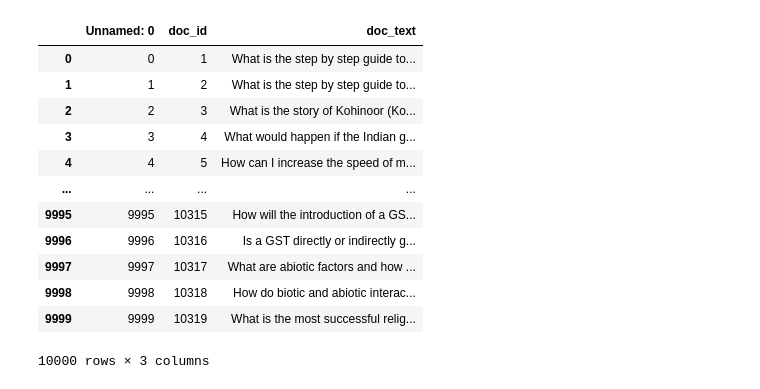
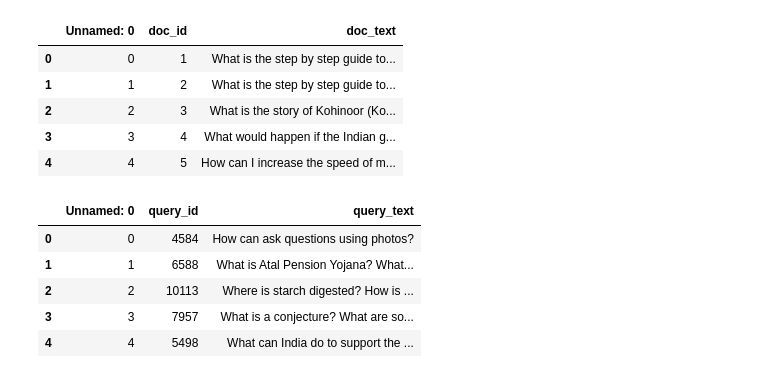
Before and after one commit to Ragin-Bull/IIT-KGP-Academics-Sem-8, a Jupyter notebook: Natural Language Processing/Assignments/Experimentations.ipynb, the cells around one changed output. Drawn from its saved outputs; the diff is of its cells as text; code cells hidden in the pictures.

```diff
--- a/Natural Language Processing/Assignments/Experimentations.ipynb
+++ b/Natural Language Processing/Assignments/Experimentations.ipynb
@@ -3,21 +4,24 @@ import spacy
 import pandas as pd
 # %%
 df = pd.read_csv("./Query_Doc/docs.csv")
-df
+queries = pd.read_csv("./Query_Doc/queries.csv")
+qdrel = pd.read_csv("./Query_Doc/qdrel.csv")
+
+df.head()
 # %% [output]
 |  | Unnamed: 0 | doc_id | doc_text |
 | 0 | 0 | 1 | What is the step by step guide to... |
 | 1 | 1 | 2 | What is the step by step guide to... |
 | 2 | 2 | 3 | What is the story of Kohinoor (Ko... |
 | 3 | 3 | 4 | What would happen if the Indian g... |
 | 4 | 4 | 5 | How can I increase the speed of m... |
-| ... | ... | ... | ... |
-| 9995 | 9995 | 10315 | How will the introduction of a GS... |
-| 9996 | 9996 | 10316 | Is a GST directly or indirectly g... |
-| 9997 | 9997 | 10317 | What are abiotic factors and how ... |
-| 9998 | 9998 | 10318 | How do biotic and abiotic interac... |
-| 9999 | 9999 | 10319 | What is the most successful relig... |
-10000 rows × 3 columns
 # %%
-import spacy
+queries.head()
+# %% [output]
+|  | Unnamed: 0 | query_id | query_text |
+| 0 | 0 | 4584 | How can ask questions using photos? |
+| 1 | 1 | 6588 | What is Atal Pension Yojana? What... |
+| 2 | 2 | 10113 | Where is starch digested? How is ... |
+| 3 | 3 | 7957 | What is a conjecture? What are so... |
+| 4 | 4 | 5498 | What can India do to support the ... |
 # %%
```
Also changed, not shown: parts of 9 cells of this notebook, 3 other files.
